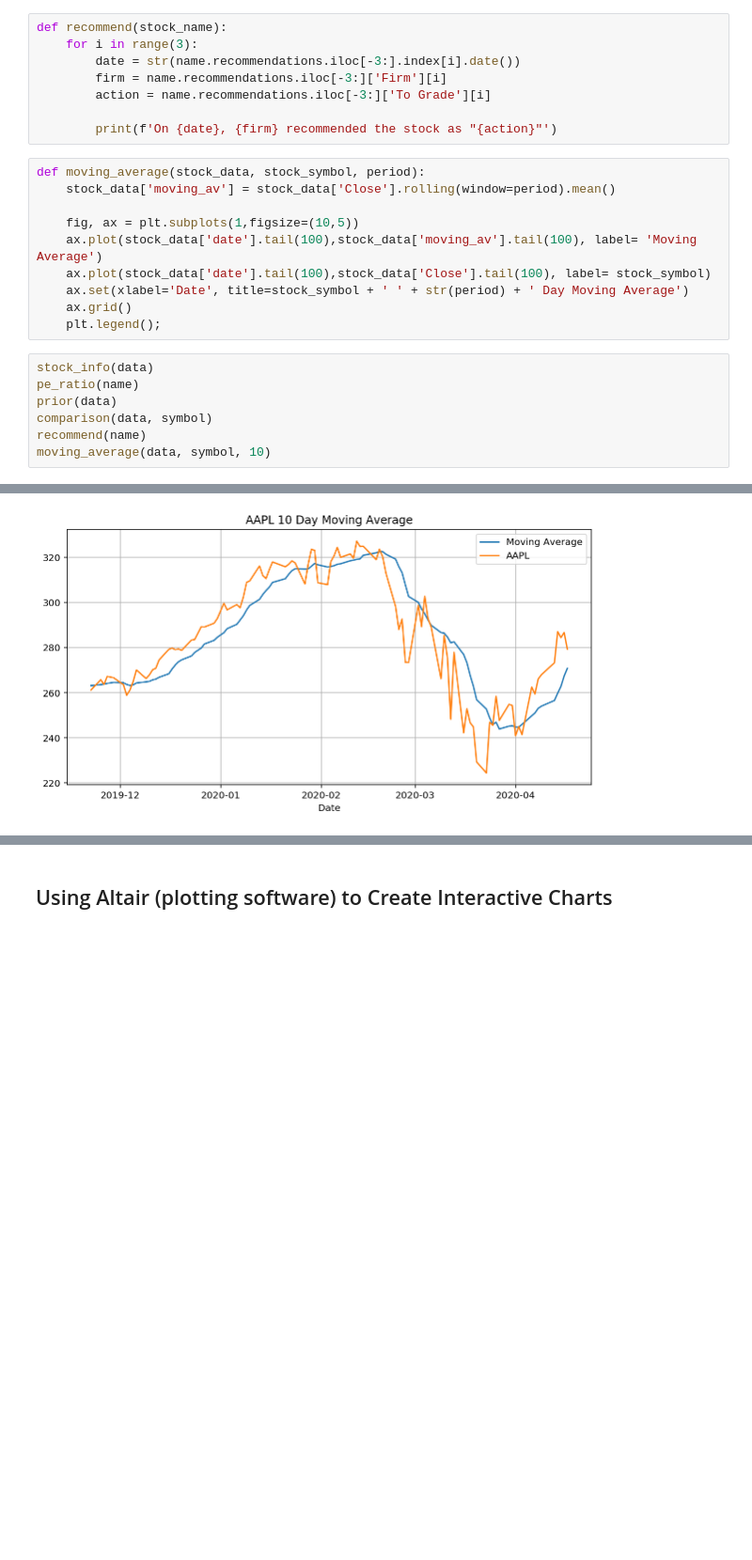
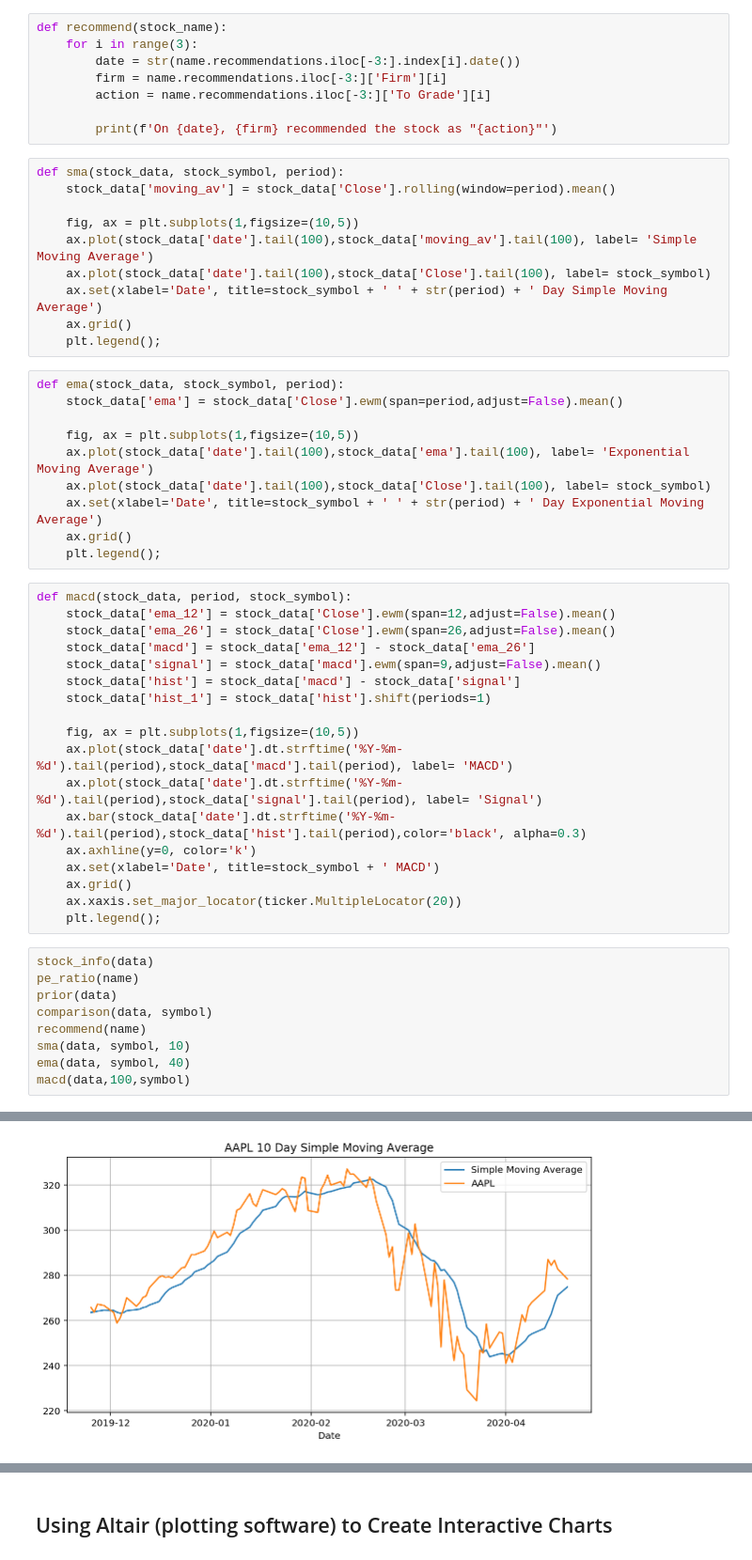
Before and after one commit to Jordan-Milne/PROJECT-covid_stocks, a Jupyter notebook: COVID_stocks.ipynb, the cells around one changed output, grey strips where cells are left out. Shown at 94% size. Drawn from its saved outputs; the diff is of its cells as text; blank space fills up the shorter version.

Commit message:
EMA and MACD indicators

```diff
--- a/COVID_stocks.ipynb
+++ b/COVID_stocks.ipynb
@@ -70,20 +74,50 @@ def recommend(stock_name):
 
         print(f'On {date}, {firm} recommended the stock as "{action}"')
 # %%
-def moving_average(stock_data, stock_symbol, period):
+def sma(stock_data, stock_symbol, period):
     stock_data['moving_av'] = stock_data['Close'].rolling(window=period).mean()
 
     fig, ax = plt.subplots(1,figsize=(10,5))
-    ax.plot(stock_data['date'].tail(100),stock_data['moving_av'].tail(100), label= 'Moving Average')
+    ax.plot(stock_data['date'].tail(100),stock_data['moving_av'].tail(100), label= 'Simple Moving Average')
     ax.plot(stock_data['date'].tail(100),stock_data['Close'].tail(100), label= stock_symbol)
-    ax.set(xlabel='Date', title=stock_symbol + ' ' + str(period) + ' Day Moving Average')
+    ax.set(xlabel='Date', title=stock_symbol + ' ' + str(period) + ' Day Simple Moving Average')
     ax.grid()
     plt.legend();
+# %%
+def ema(stock_data, stock_symbol, period):
+    stock_data['ema'] = stock_data['Close'].ewm(span=period,adjust=False).mean()
+
+    fig, ax = plt.subplots(1,figsize=(10,5))
+    ax.plot(stock_data['date'].tail(100),stock_data['ema'].tail(100), label= 'Exponential Moving Average')
+    ax.plot(stock_data['date'].tail(100),stock_data['Close'].tail(100), label= stock_symbol)
+    ax.set(xlabel='Date', title=stock_symbol + ' ' + str(period) + ' Day Exponential Moving Average')
+    ax.grid()
+    plt.legend();
+# %%
+def macd(stock_data, period, stock_symbol):
+    stock_data['ema_12'] = stock_data['Close'].ewm(span=12,adjust=False).mean()
+    stock_data['ema_26'] = stock_data['Close'].ewm(span=26,adjust=False).mean()
+    stock_data['macd'] = stock_data['ema_12'] - stock_data['ema_26']
+    stock_data['signal'] = stock_data['macd'].ewm(span=9,adjust=False).mean()
+    stock_data['hist'] = stock_data['macd'] - stock_data['signal']
+    stock_data['hist_1'] = stock_data['hist'].shift(periods=1)
+
+    fig, ax = plt.subplots(1,figsize=(10,5))
+    ax.plot(stock_data['date'].dt.strftime('%Y-%m-%d').tail(period),stock_data['macd'].tail(period), label= 'MACD')
+    ax.plot(stock_data['date'].dt.strftime('%Y-%m-%d').tail(period),stock_data['signal'].tail(period), label= 'Signal')
+    ax.bar(stock_data['date'].dt.strftime('%Y-%m-%d').tail(period),stock_data['hist'].tail(period),color='black', alpha=0.3)
+    ax.axhline(y=0, color='k')
+    ax.set(xlabel='Date', title=stock_symbol + ' MACD')
+    ax.grid()
+    ax.xaxis.set_major_locator(ticker.MultipleLocator(20))
+    plt.legend();
 # %%
 stock_info(data)
 pe_ratio(name)
 prior(data)
 comparison(data, symbol)
 recommend(name)
-moving_average(data, symbol, 10)
+sma(data, symbol, 10)
+ema(data, symbol, 40)
+macd(data,100,symbol)
 # %% [output]
@@ -97 +131 @@ On 2020-04-16, Deutsche Bank recommended the stock as "Buy"
-[figure, old version]
+[figure, new version]
```
Also changed, not shown: parts of 4 cells of this notebook.
